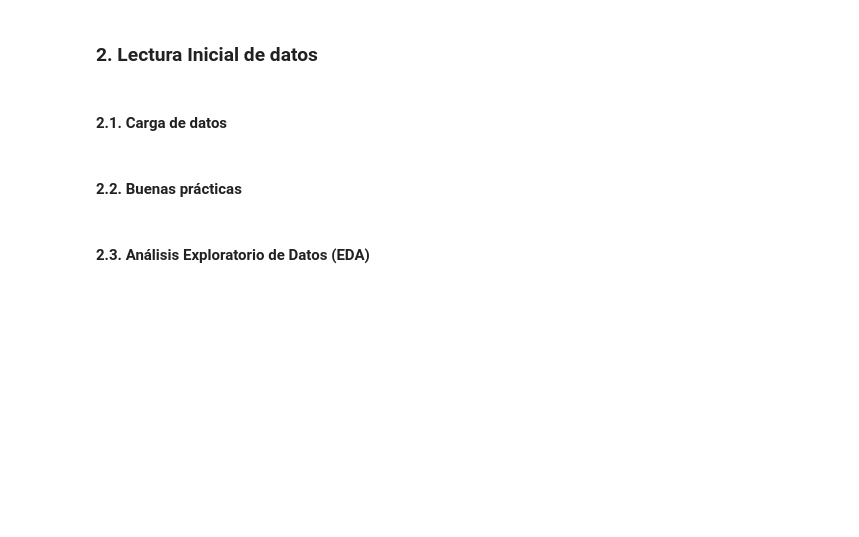
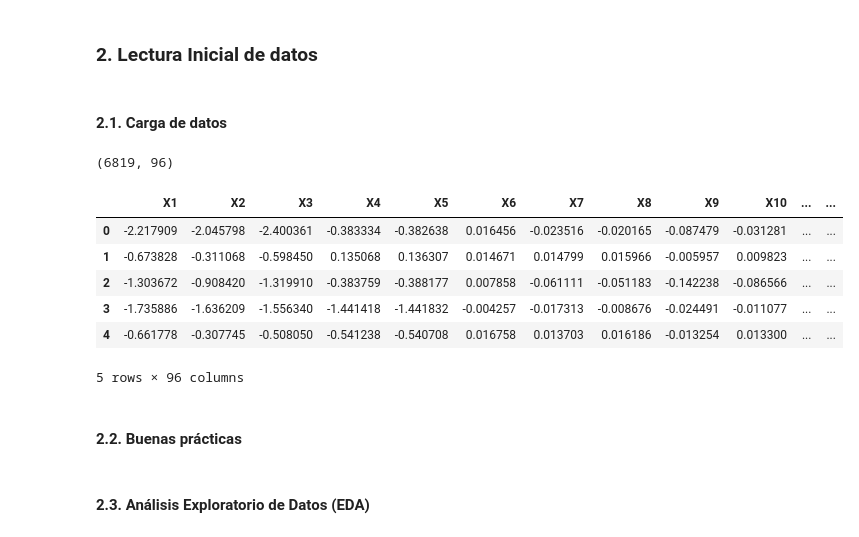
Before and after one commit to Project-ML-PUCP/BankruptcyTaiwan, a Jupyter notebook: 03. Codigo/03.4. Modeling - XGB.ipynb, the cells around one changed output. Saved outputs shown, nothing was run; the diff lists cells and outputs as text; code cells hidden in the pictures; blank space fills up the shorter version.

```diff
--- a/03. Codigo/03.4. Modeling - XGB.ipynb
+++ b/03. Codigo/03.4. Modeling - XGB.ipynb
@@ -58,6 +51,22 @@ warnings.filterwarnings('ignore')
 ### **2. Lectura Inicial de datos**
 # %% [markdown]
 #### 2.1. Carga de datos
+# %%
+# Se carga el dataset normalizado
+dataset_normalizado = pd.read_pickle(os.path.join('results','dataset_normalizado.pkl'))
+dataset_normalizado.shape
+# %% [output]
+(6819, 96)
+# %%
+dataset_normalizado.head()
+# %% [output]
+|  | X1 | X2 | X3 | X4 | X5 | X6 | X7 | X8 | X9 | X10 | ... | ... |
+| 0 | -2.217909 | -2.045798 | -2.400361 | -0.383334 | -0.382638 | 0.016456 | -0.023516 | -0.020165 | -0.087479 | -0.031281 | ... | ... |
+| 1 | -0.673828 | -0.311068 | -0.598450 | 0.135068 | 0.136307 | 0.014671 | 0.014799 | 0.015966 | -0.005957 | 0.009823 | ... | ... |
+| 2 | -1.303672 | -0.908420 | -1.319910 | -0.383759 | -0.388177 | 0.007858 | -0.061111 | -0.051183 | -0.142238 | -0.086566 | ... | ... |
+| 3 | -1.735886 | -1.636209 | -1.556340 | -1.441418 | -1.441832 | -0.004257 | -0.017313 | -0.008676 | -0.024491 | -0.011077 | ... | ... |
+| 4 | -0.661778 | -0.307745 | -0.508050 | -0.541238 | -0.540708 | 0.016758 | 0.013703 | 0.016186 | -0.013254 | 0.013300 | ... | ... |
+5 rows × 96 columns
 # %% [markdown]
 #### 2.2. Buenas prácticas
 # %% [markdown]
```
Also changed, not shown: parts of 2 cells of this notebook, 2 other files.
